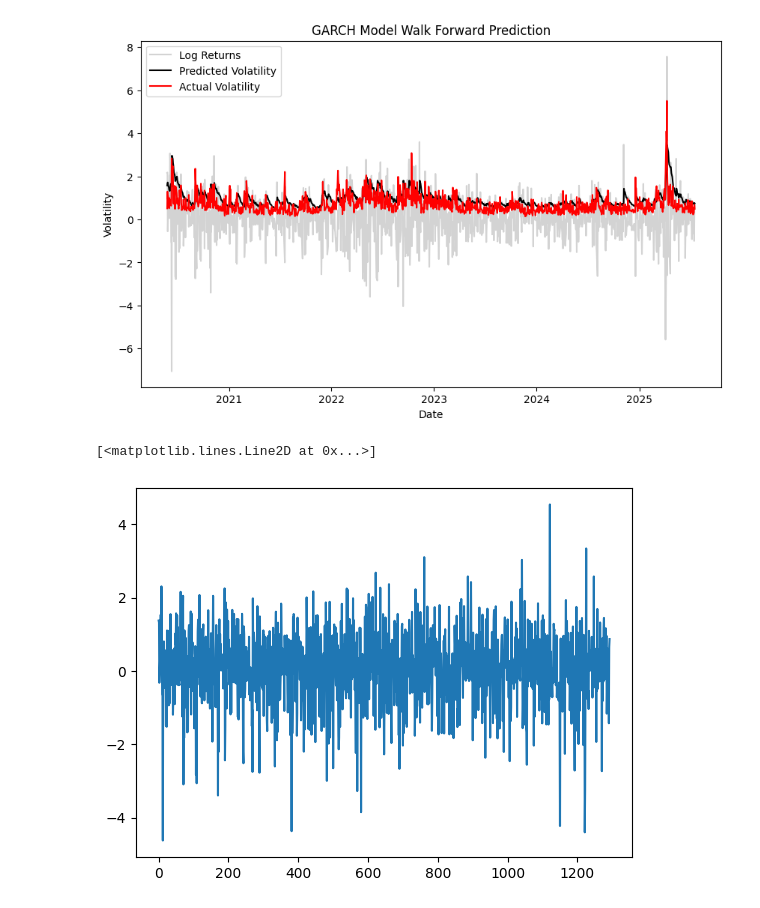
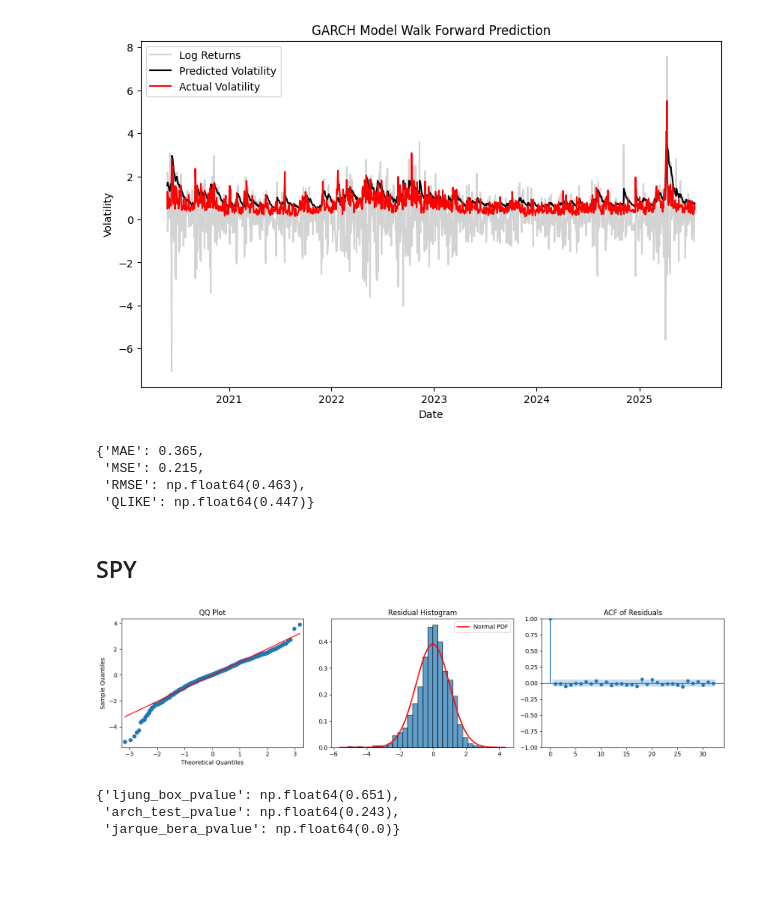
Before and after one commit to sushmita212/Stock_Volatility_Forecasting, a Jupyter notebook: GARCH_preliminary_tests.ipynb, the cells around one changed output. Drawn from its saved outputs; the diff is of its cells as text; code cells hidden in the pictures; blank space fills up the shorter version.

Commit message:
Testing resdual diagnostics

```diff
--- a/GARCH_preliminary_tests.ipynb
+++ b/GARCH_preliminary_tests.ipynb
@@ -140,8 +87,26 @@ print(DIA_GARCH.error_metrics)
 DIA_GARCH.plot_results()
 # %% [output]
 [figure]
-# %%
-plt.plot(DIA_GARCH.residuals)
-# %% [output]
-[<matplotlib.lines.Line2D at 0x...>]
-[figure, removed]
+# %%
+DIA_GARCH.compute_error_metrics()
+DIA_GARCH.error_metrics
+# %% [output]
+{'MAE': 0.365,
+ 'MSE': 0.215,
+ 'RMSE': np.float64(0.463),
+ 'QLIKE': np.float64(0.447)}
+# %% [markdown]
+## SPY
+# %%
+sd = stock_data("SPY")
+SPY_df = sd.load_data(con)
+# %%
+SPY_GARCH = GARCHWalkForward(SPY_df)
+SPY_GARCH.fit_garch()
+# %%
+SPY_GARCH.residual_diagnostics()
+# %% [output]
+[figure, added]
+{'ljung_box_pvalue': np.float64(0.651),
+ 'arch_test_pvalue': np.float64(0.243),
+ 'jarque_bera_pvalue': np.float64(0.0)}
```
Also changed, not shown: parts of 43 cells of this notebook, 2 other files.
